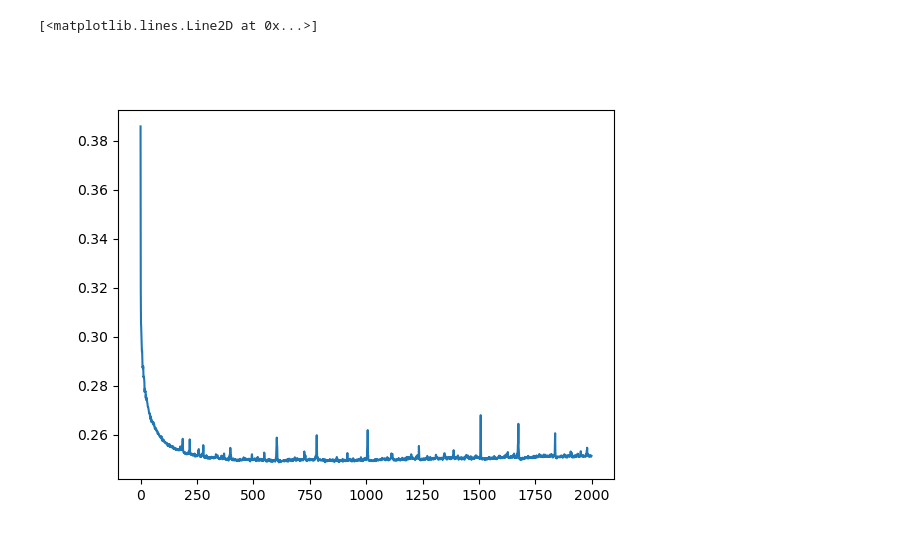
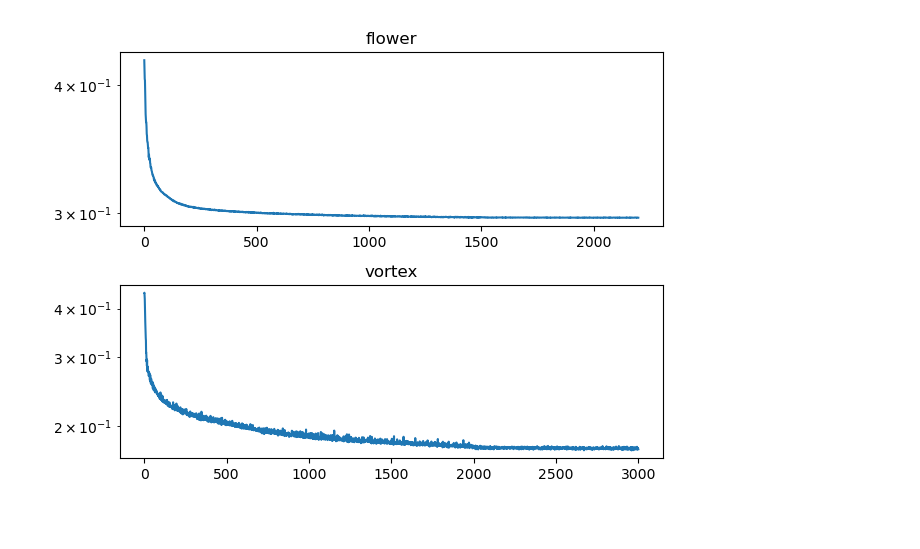
Before and after one commit to schaffer9/MagPI, a Jupyter notebook: mumag_sp3_energy_min.ipynb, the cells around one changed output. Drawn from its saved outputs; the diff is of its cells as text; code cells hidden in the pictures.

```diff
--- a/mumag_sp3_energy_min.ipynb
+++ b/mumag_sp3_energy_min.ipynb
@@ -307,10 +336,15 @@ ax.legend()
-# %%
-fig = plt.figure()
-ax = fig.add_subplot(111)
-ax.plot(hist_flower['loss'])
-# %% [output]
-[<matplotlib.lines.Line2D at 0x...>]
-[figure, removed]
+# %%
+fig = plt.figure()
+ax1, ax2 = fig.subplots(2, 1)
+ax1.plot(concatenate([hist_flower['loss'], hist_flower2['loss']]))
+ax1.set_title("flower")
+ax2.plot(concatenate([hist_vortex['loss'], hist_vortex2['loss']]))
+ax2.set_title("vortex")
+ax1.set_yscale('log')
+ax2.set_yscale('log')
+fig.tight_layout()
+# %% [output]
+[figure, added]
 # %%
 i = 0
 # z2 = lambda x: sph2cat(mag_model.apply(state.params, x))[i]
```
Also changed, not shown: parts of 17 cells of this notebook.
